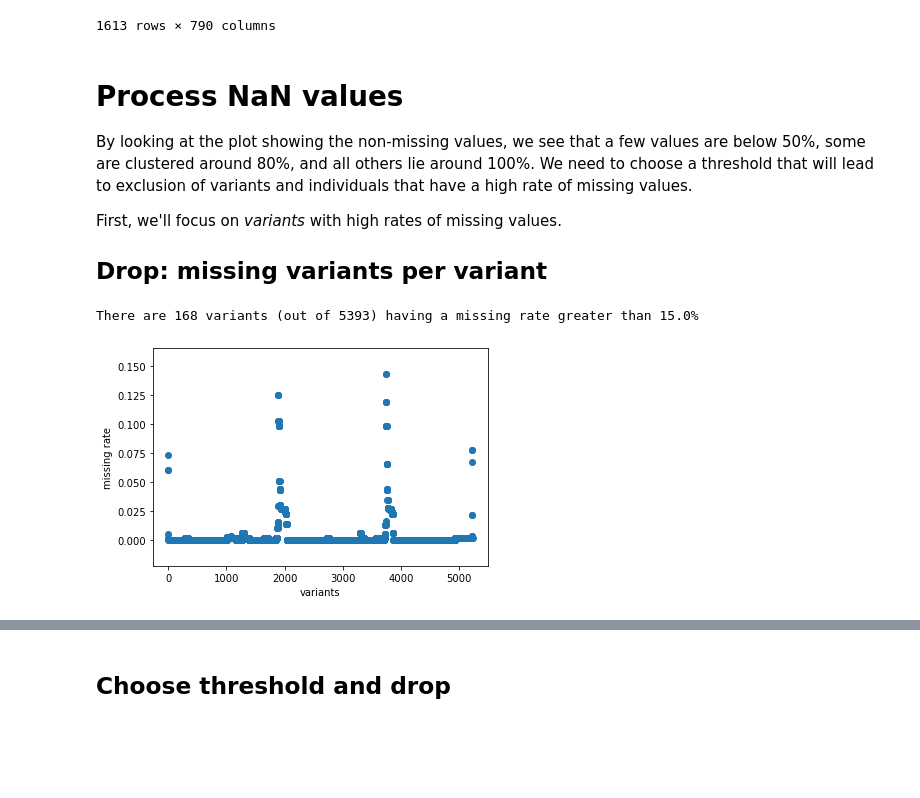
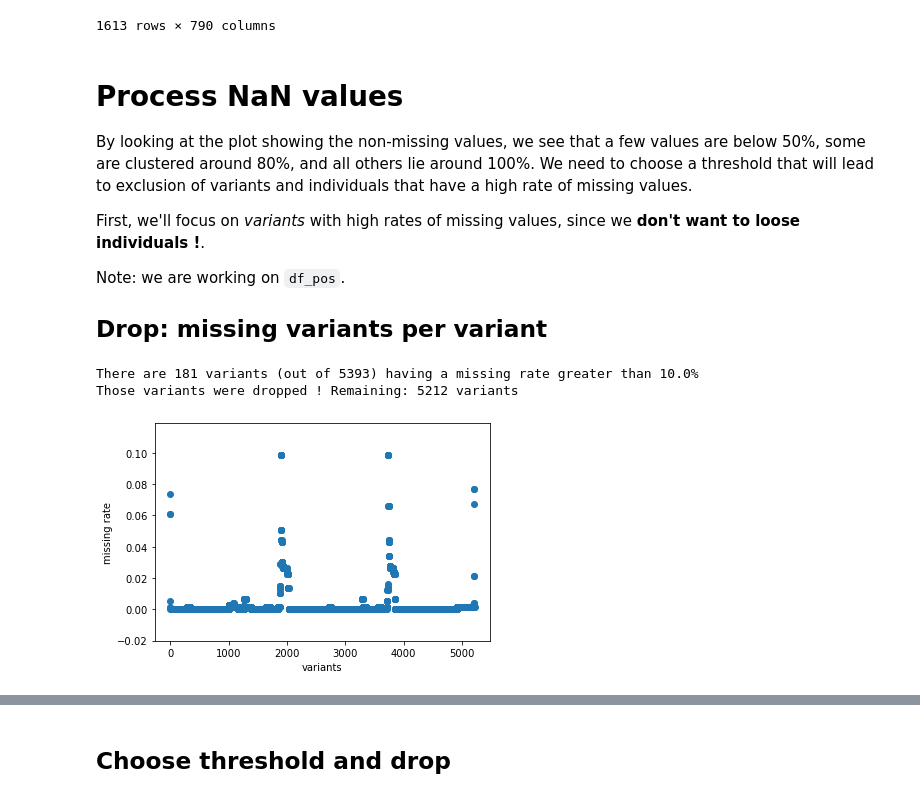
Before and after one commit to matthiaszeller/HBV, a Jupyter notebook: Viral data.ipynb, the cells around one changed output, grey strips where cells are left out. Saved outputs shown, nothing was run; the diff lists cells and outputs as text; code cells hidden in the pictures; blank space fills up the shorter version.

Commit message:
finalization of viral analysis.
processed NaN's, rare variants

```diff
--- a/Viral data.ipynb
+++ b/Viral data.ipynb
@@ -419,32 +419,37 @@ manage_pickle: the file 'data/viral_seq_grouped' has been loaded
 
 By looking at the plot showing the non-missing values, we see that a few values are below 50%, some are clustered around 80%, and all others lie around 100%. We need to choose a threshold that will lead to exclusion of variants and individuals that have a high rate of missing values.
 
-First, we'll focus on *variants* with high rates of missing values.
+First, we'll focus on *variants* with high rates of missing values, since we **don't want to loose individuals !**.
+
+Note: we are working on `df_pos`.
 
 ## Drop: missing variants per variant
 # %%
 # Define the maximal accepted missing rate (for variants, not individuals)
-variants_threshold_max_missing = 0.15
+variants_threshold_max_missing = 0.10
 
 # Counts missing values in the new table
 variants_counts = df_pos.count(axis=1)
 # Transform into rate/frequency
 variants_counts /= df_pos.shape[1]
 
 # Keep only the high-missing rates
 # Don't forget variants_counts represent the NON-missing rate
 variants_to_drop = variants_counts[ variants_counts <= (1-variants_threshold_max_missing) ]
 
 # Display
 print("There are {} variants (out of {}) having a missing rate greater than {}%"
      .format(len(variants_to_drop), df_pos.shape[0], variants_threshold_max_missing*100))
 
 # Drop those values
 df_pos.drop(variants_to_drop.index, inplace=True)
+print("Those variants were dropped ! Remaining: {} variants".format(df_pos.shape[0]))
 
+# We plot the missing rates rather than the non-missing rates
 plt.scatter(x=np.arange(1,df_pos.shape[0]+1),
                 y=(1-df_pos.count(axis=1)/df_pos.shape[1]));
 plt.xlabel("variants"); plt.ylabel("missing rate");
 # %% [output]
-There are 168 variants (out of 5393) having a missing rate greater than 15.0%
+There are 181 variants (out of 5393) having a missing rate greater than 10.0%
+Those variants were dropped ! Remaining: 5212 variants
-[figure, old version]
+[figure, new version]
```
Also changed, not shown: parts of 9 cells of this notebook, 2 other files.
